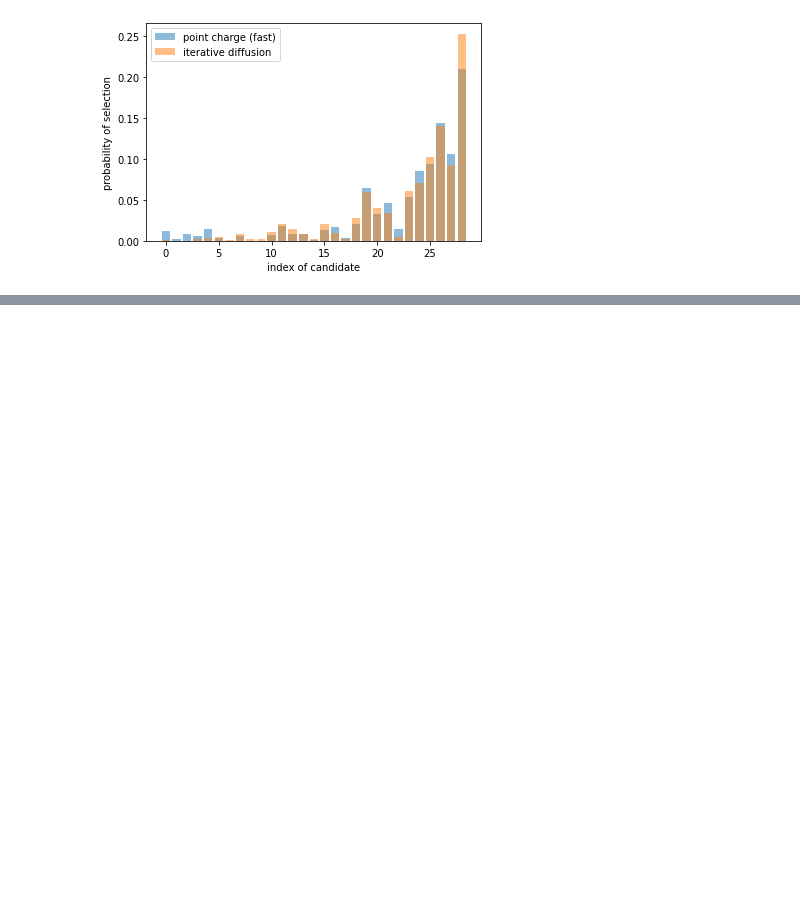
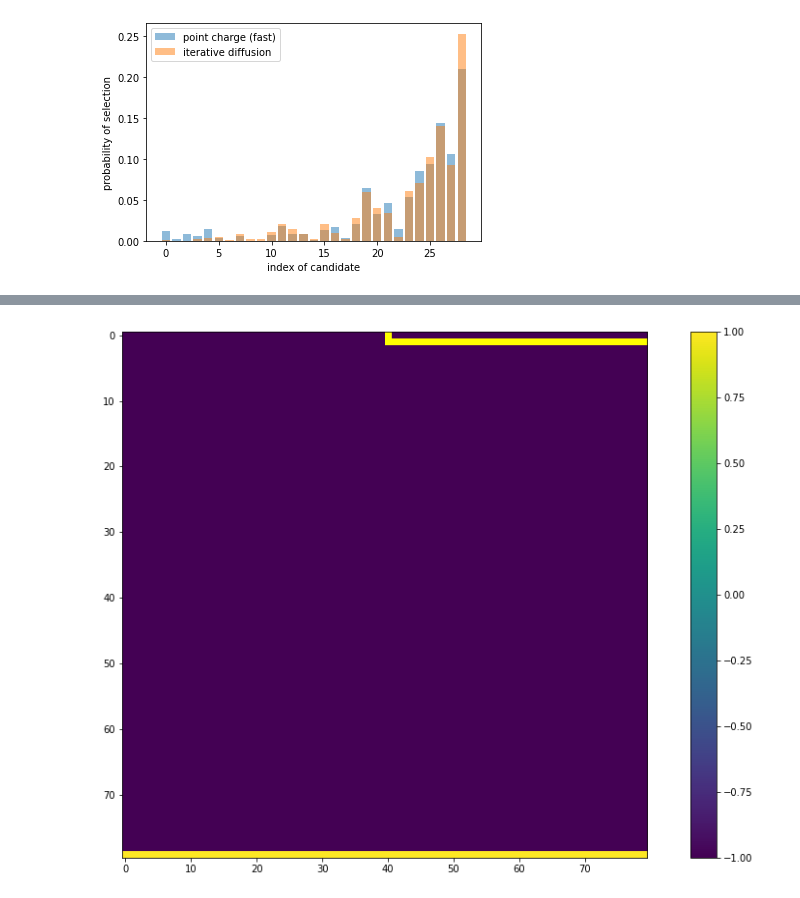
Before and after one commit to g-nilsson/spatial_discretizations_impact_on_simulations, a Jupyter notebook: fast_laplacian_2D.ipynb, the cells around one changed output, grey strips where cells are left out. Cells and saved outputs as stored; diff of their text form; code cells hidden in the pictures; blank space fills up the shorter version.

```diff
--- a/fast_laplacian_2D.ipynb
+++ b/fast_laplacian_2D.ipynb
@@ -691,3 +719,8 @@ class lightningSimulation_pointCharge:
             self.display_state(self.potential)
 
         return diffused_grid
+# %%
+point_sim_instance = lightningSimulation_pointCharge(width=80, height=80, n=4.5)
+
+for _ in tqdm(range(200)):
+    point_sim_instance.update()
@@ -693,0 +762,4 @@ class lightningSimulation_pointCharge:
+# %%
+point_sim_instance.display_state(lightning=True)
+# %% [output]
+[figure, added]
```
Also changed, not shown: parts of 6 cells of this notebook.
